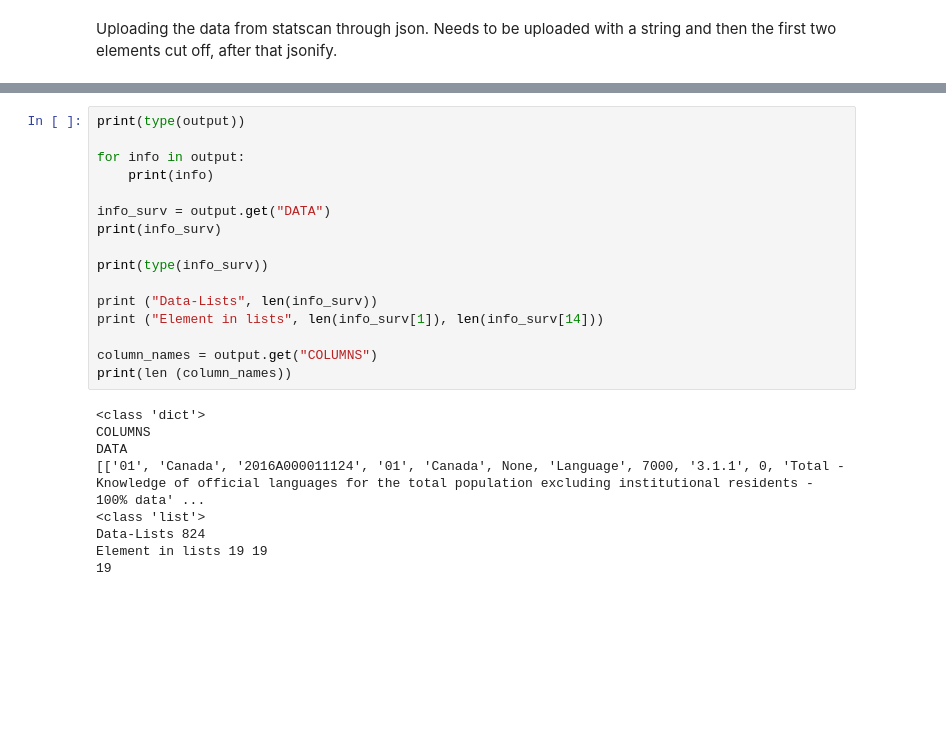
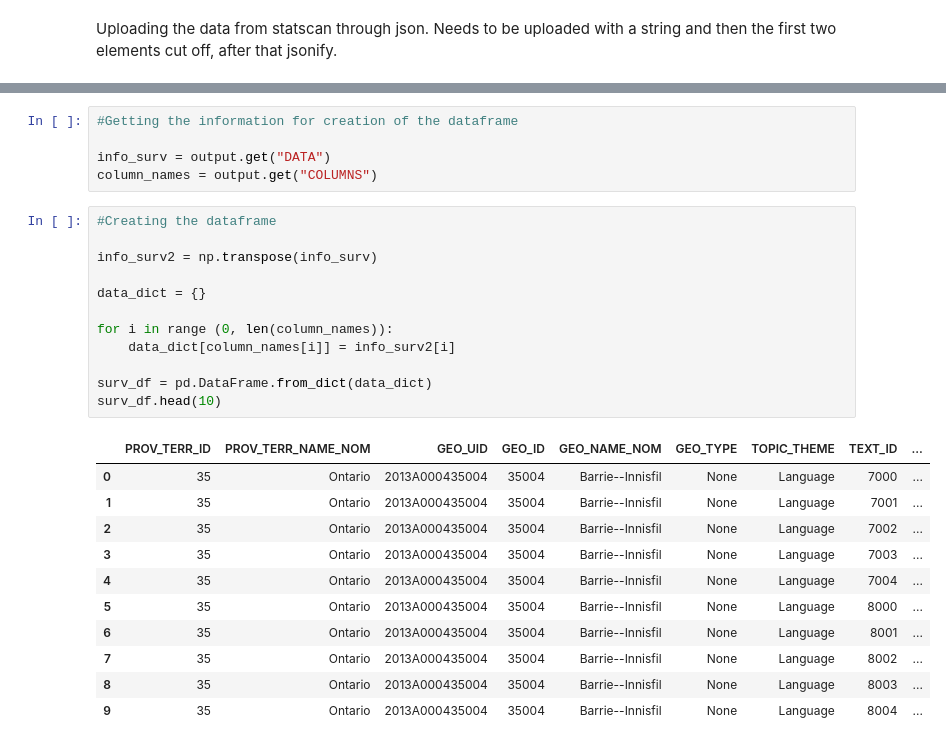
Before and after one commit to MichaelWStein/Data, a Jupyter notebook: Analysis.ipynb, the cells around one changed output, grey strips where cells are left out. Cells and saved outputs as stored; diff of their text form; blank space fills up the shorter version.

```diff
--- a/Analysis.ipynb
+++ b/Analysis.ipynb
@@ -50,25 +23,29 @@ Complete
-# %%
-print(type(output))
-
-for info in output:
-    print(info)
-
-info_surv = output.get("DATA")
-print(info_surv)
-
-print(type(info_surv))
-
-print ("Data-Lists", len(info_surv))
-print ("Element in lists", len(info_surv[1]), len(info_surv[14]))
-
-column_names = output.get("COLUMNS")
-print(len (column_names))
-# %% [output]
-<class 'dict'>
-COLUMNS
-DATA
-[['01', 'Canada', '2016A000011124', '01', 'Canada', None, 'Language', 7000, '3.1.1', 0, 'Total - Knowledge of official languages for the total population excluding institutional residents - 100% data' ...
-<class 'list'>
-Data-Lists 824
-Element in lists 19 19
-19
+# %%
+#Getting the information for creation of the dataframe
+
+info_surv = output.get("DATA")
+column_names = output.get("COLUMNS")
+# %%
+#Creating the dataframe
+
+info_surv2 = np.transpose(info_surv)
+
+data_dict = {}
+
+for i in range (0, len(column_names)):
+    data_dict[column_names[i]] = info_surv2[i]
+
+surv_df = pd.DataFrame.from_dict(data_dict)
+surv_df.head(10)
+# %% [output]
+|  | PROV_TERR_ID | PROV_TERR_NAME_NOM | GEO_UID | GEO_ID | GEO_NAME_NOM | GEO_TYPE | TOPIC_THEME | TEXT_ID | ... |
+| 0 | 35 | Ontario | 2013A000435004 | 35004 | Barrie--Innisfil | None | Language | 7000 | ... |
+| 1 | 35 | Ontario | 2013A000435004 | 35004 | Barrie--Innisfil | None | Language | 7001 | ... |
+| 2 | 35 | Ontario | 2013A000435004 | 35004 | Barrie--Innisfil | None | Language | 7002 | ... |
+| 3 | 35 | Ontario | 2013A000435004 | 35004 | Barrie--Innisfil | None | Language | 7003 | ... |
+| 4 | 35 | Ontario | 2013A000435004 | 35004 | Barrie--Innisfil | None | Language | 7004 | ... |
+| 5 | 35 | Ontario | 2013A000435004 | 35004 | Barrie--Innisfil | None | Language | 8000 | ... |
+| 6 | 35 | Ontario | 2013A000435004 | 35004 | Barrie--Innisfil | None | Language | 8001 | ... |
+| 7 | 35 | Ontario | 2013A000435004 | 35004 | Barrie--Innisfil | None | Language | 8002 | ... |
+| 8 | 35 | Ontario | 2013A000435004 | 35004 | Barrie--Innisfil | None | Language | 8003 | ... |
+| 9 | 35 | Ontario | 2013A000435004 | 35004 | Barrie--Innisfil | None | Language | 8004 | ... |
```
Also changed, not shown: parts of 5 cells of this notebook.
